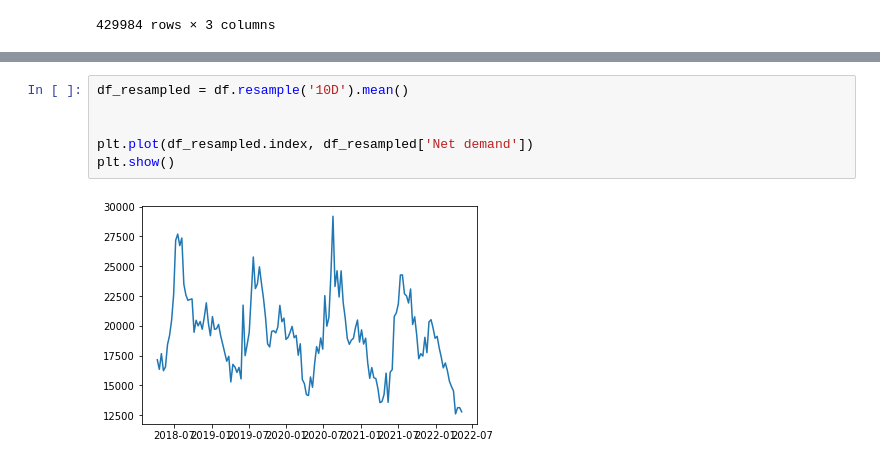
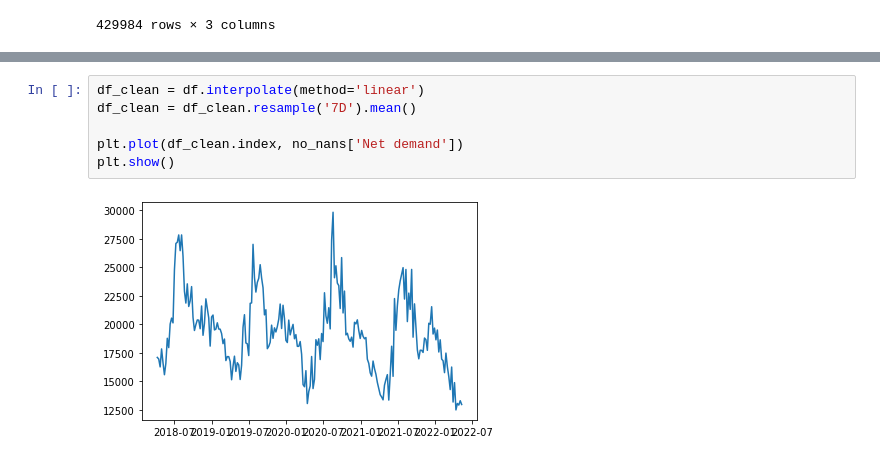
Before and after one commit to woolleygrammoth/caiso-data-modeling, a Jupyter notebook: exploration.ipynb, the cells around one changed output, grey strips where cells are left out. Cells and saved outputs as stored; diff of their text form.

```diff
--- a/exploration.ipynb
+++ b/exploration.ipynb
@@ -34,8 +49,8 @@ Net demand 1988
 # %%
-df_resampled = df.resample('10D').mean()
+df_clean = df.interpolate(method='linear')
+df_clean = df_clean.resample('7D').mean()
 
-
-plt.plot(df_resampled.index, df_resampled['Net demand'])
+plt.plot(df_clean.index, no_nans['Net demand'])
 plt.show()
 # %% [output]
-[figure, old version]
+[figure, new version]
```
Also changed, not shown: parts of 1 cell of this notebook.
